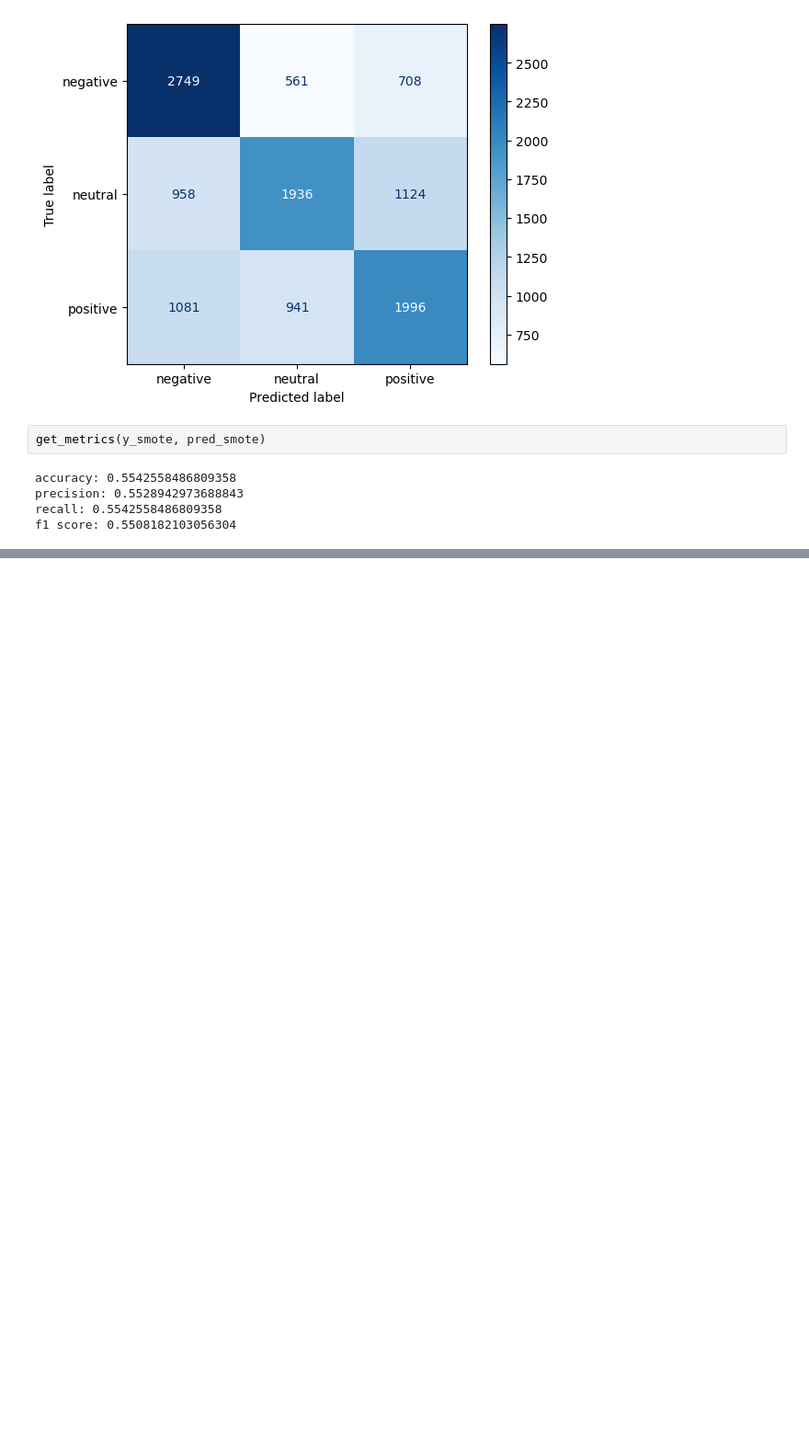
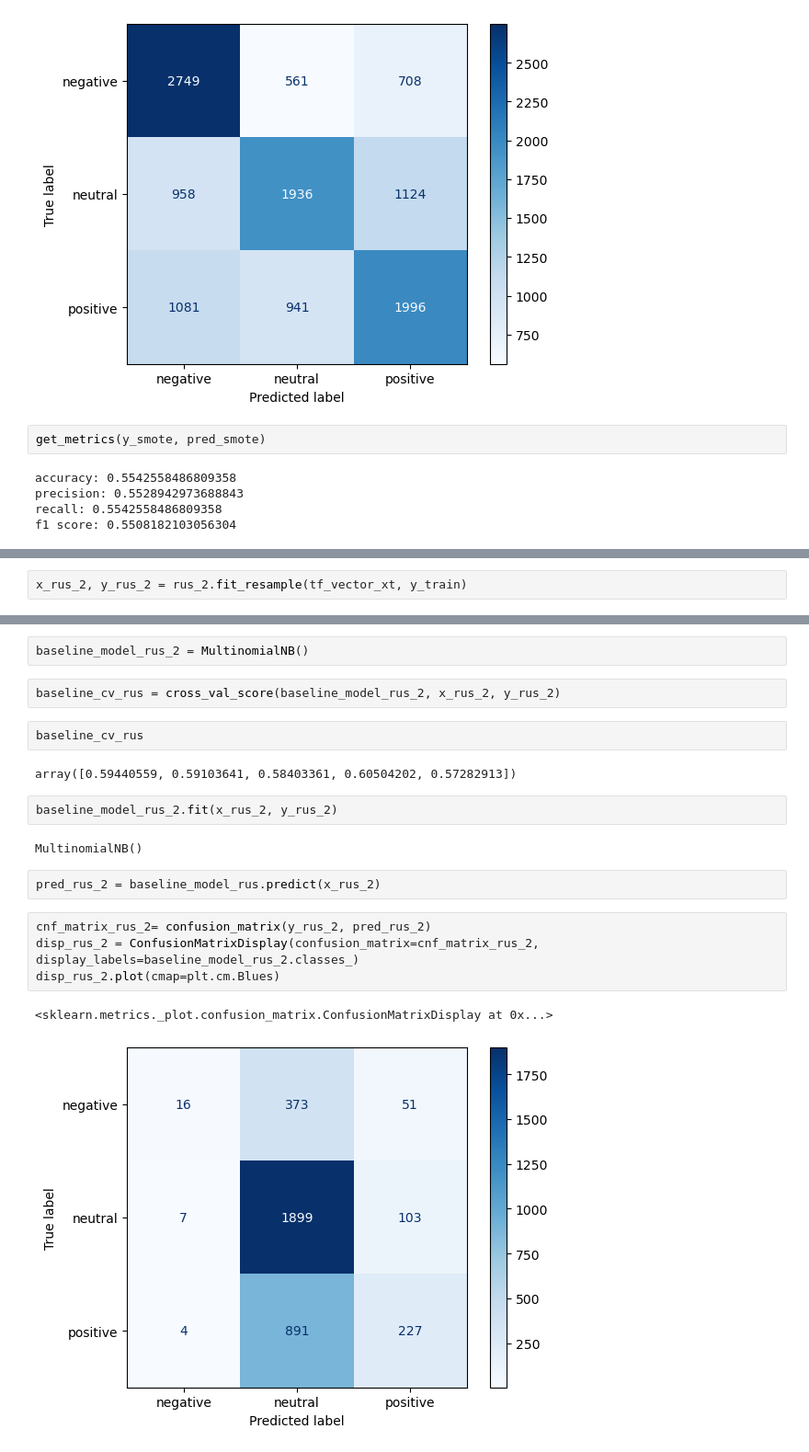
Before and after one commit to Djohnson1313/classifying_tweets, a Jupyter notebook: notebook.ipynb, the cells around one changed output, grey strips where cells are left out. Shown at 92% size. Cells and saved outputs as stored; diff of their text form; blank space fills up the shorter version.

Commit message:
model # 2

```diff
--- a/notebook.ipynb
+++ b/notebook.ipynb
@@ -650,0 +746,2 @@ f1 score: 0.5508182103056304
+# %%
+x_rus_2, y_rus_2 = rus_2.fit_resample(tf_vector_xt, y_train)
@@ -650,0 +756,21 @@ f1 score: 0.5508182103056304
+# %%
+baseline_model_rus_2 = MultinomialNB()
+# %%
+baseline_cv_rus = cross_val_score(baseline_model_rus_2, x_rus_2, y_rus_2)
+# %%
+baseline_cv_rus
+# %% [output]
+array([0.59440559, 0.59103641, 0.58403361, 0.60504202, 0.57282913])
+# %%
+baseline_model_rus_2.fit(x_rus_2, y_rus_2)
+# %% [output]
+MultinomialNB()
+# %%
+pred_rus_2 = baseline_model_rus.predict(x_rus_2)
+# %%
+cnf_matrix_rus_2= confusion_matrix(y_rus_2, pred_rus_2)
+disp_rus_2 = ConfusionMatrixDisplay(confusion_matrix=cnf_matrix_rus_2, display_labels=baseline_model_rus_2.classes_)
+disp_rus_2.plot(cmap=plt.cm.Blues)
+# %% [output]
+<sklearn.metrics._plot.confusion_matrix.ConfusionMatrixDisplay at 0x...>
+[figure, added]
```
Also changed, not shown: parts of 38 cells of this notebook.
